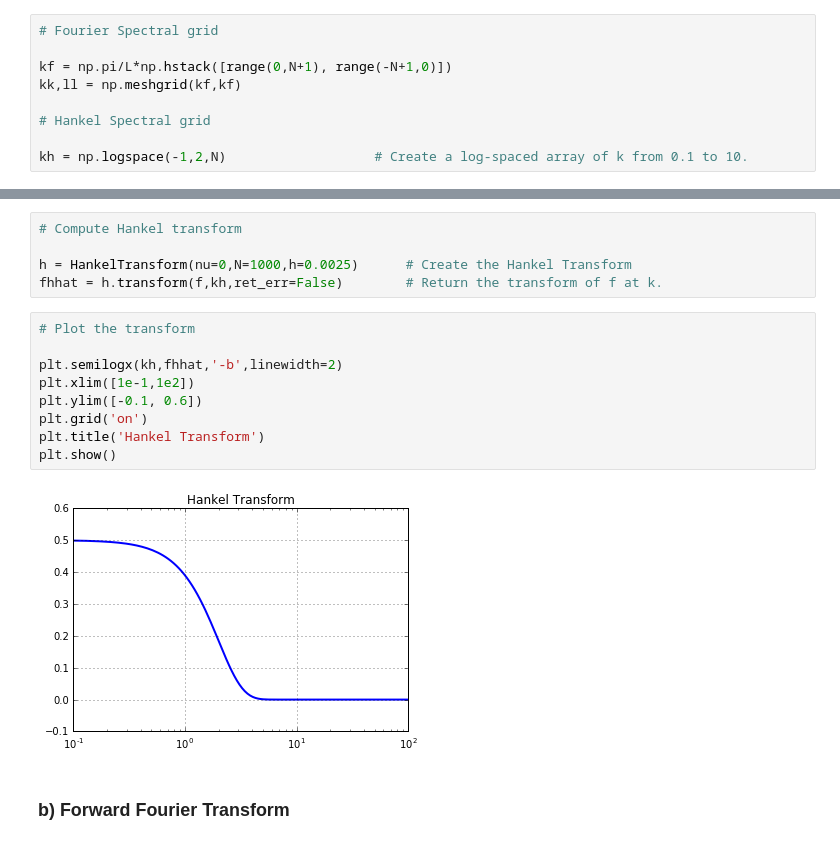
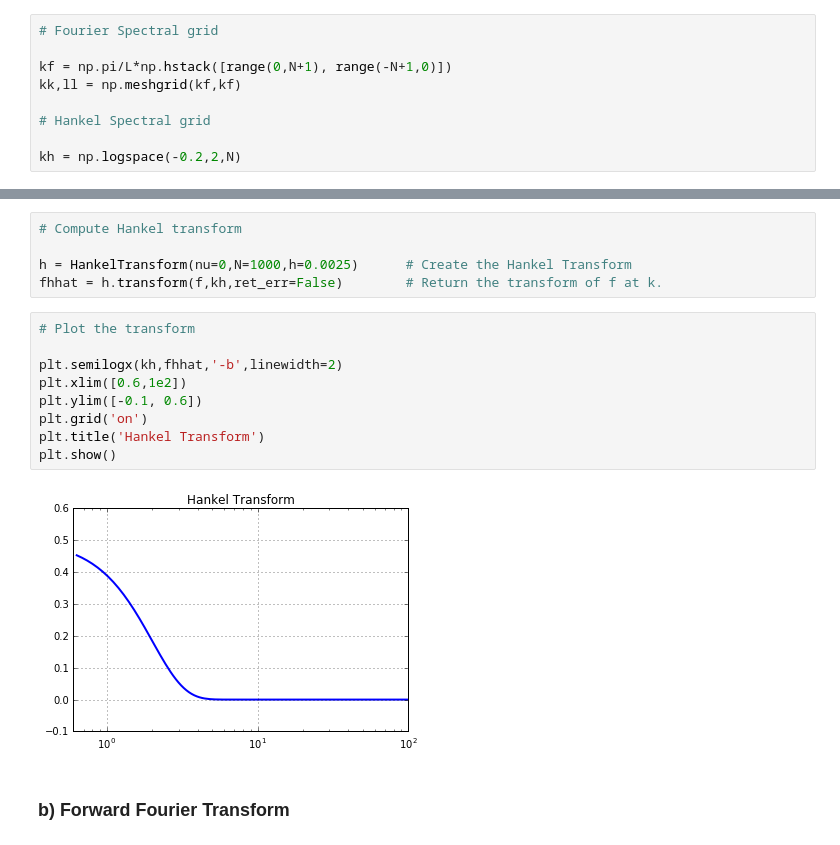
Before and after one commit to steven-murray/hankel, a Jupyter notebook: demos/Demo Forward and Inverse (Hankel vs FFT).ipynb, the cells around one changed output, grey strips where cells are left out. Drawn from its saved outputs; the diff is of its cells as text.

```diff
--- a/demos/Demo Forward and Inverse (Hankel vs FFT).ipynb
+++ b/demos/Demo Forward and Inverse (Hankel vs FFT).ipynb
@@ -41,7 +41,7 @@ kk,ll = np.meshgrid(kf,kf)
 
 # Hankel Spectral grid
 
-kh = np.logspace(-1,2,N)                   # Create a log-spaced array of k from 0.1 to 10.
+kh = np.logspace(-0.2,2,N)
 # %% [markdown]
 ## Sample Functions ##
 
@@ -118,14 +116,14 @@ fhhat = h.transform(f,kh,ret_err=False)        # Return the transform of f at k.
 # %%
 # Plot the transform
 
 plt.semilogx(kh,fhhat,'-b',linewidth=2)
-plt.xlim([1e-1,1e2])
+plt.xlim([0.6,1e2])
 plt.ylim([-0.1, 0.6])
 plt.grid('on')
 plt.title('Hankel Transform')
 plt.show()
 # %% [output]
-[figure, old version]
+[figure, new version]
 # %% [markdown]
 ### b) Forward Fourier Transform ###
 # %%
```
Also changed, not shown: parts of 13 cells of this notebook.
